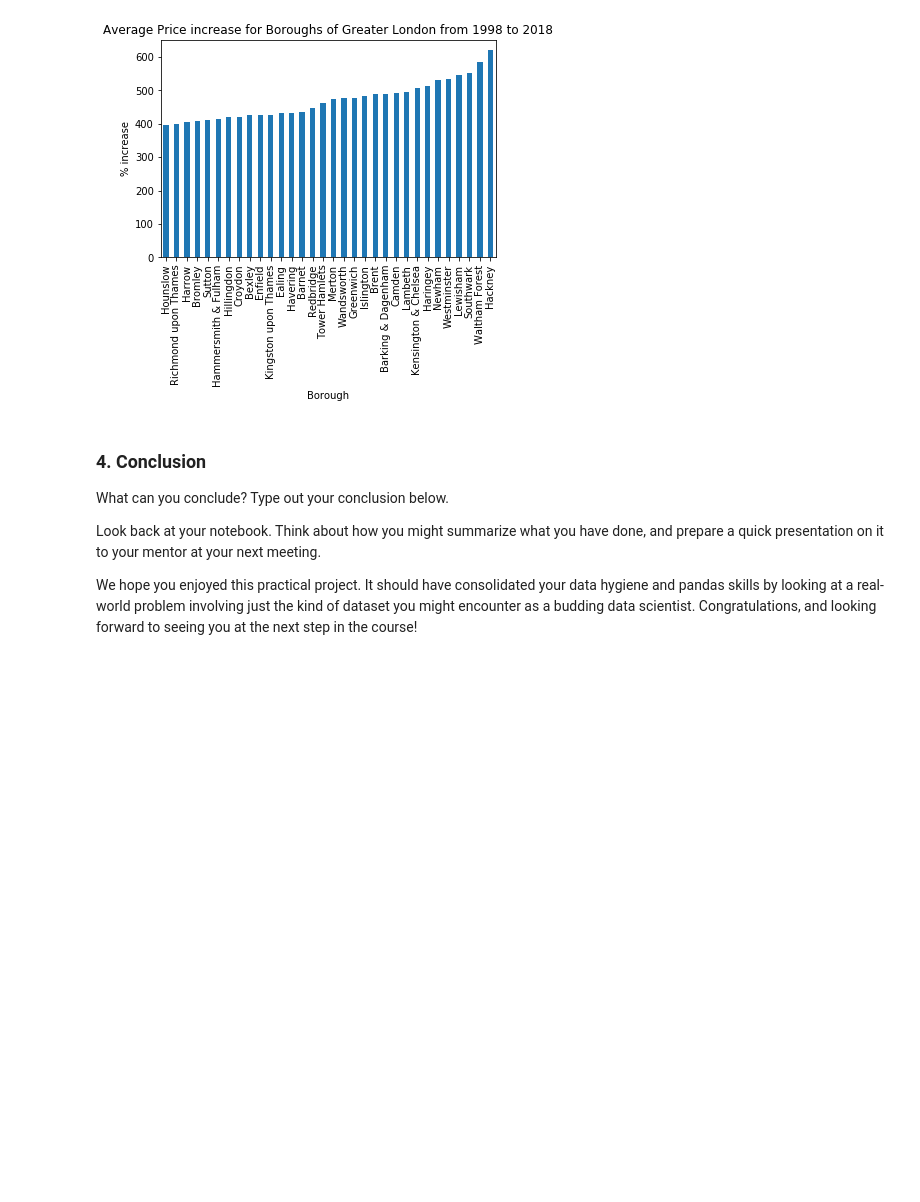
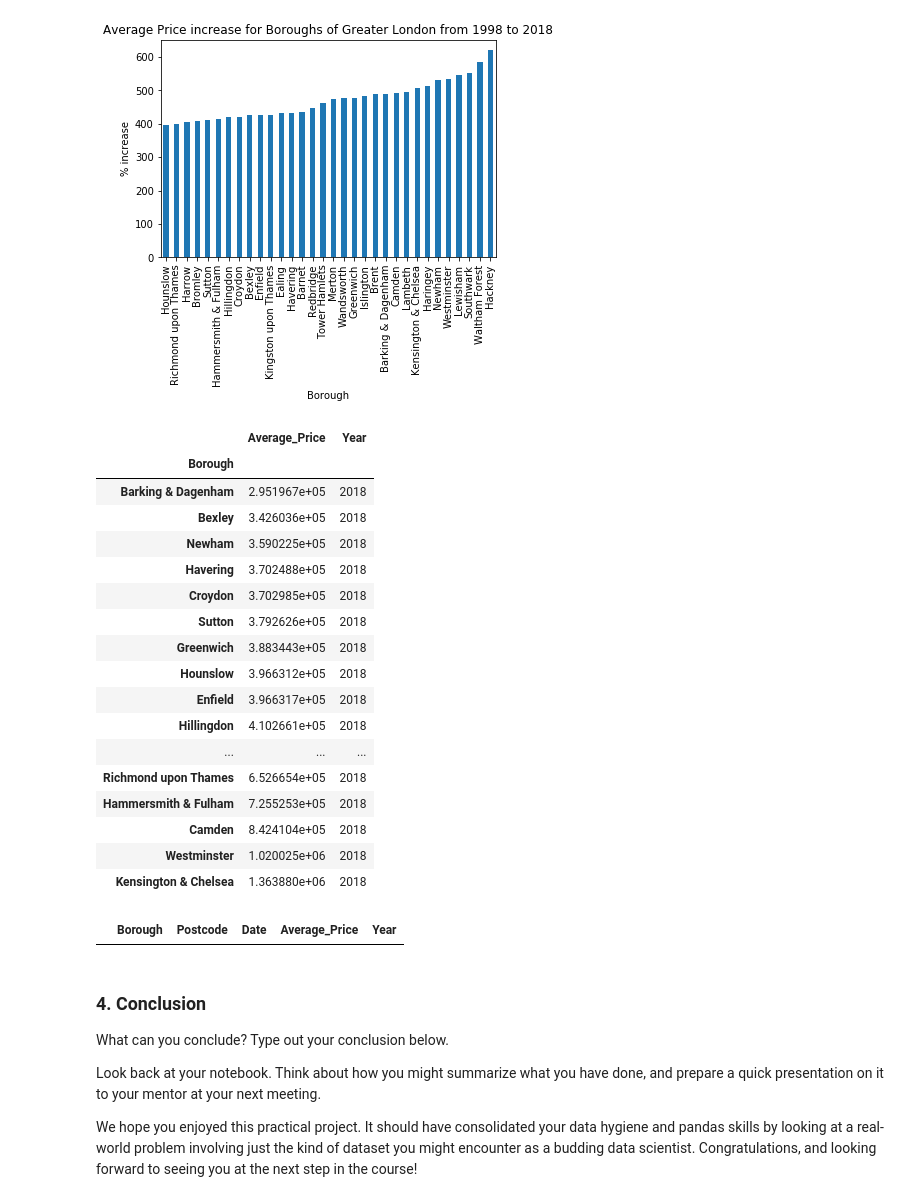
Before and after one commit to joew1234/Springboard-London-housing-case-study, a Jupyter notebook: Unit_4_Challenge.ipynb, the cells around one changed output. Drawn from its saved outputs; the diff is of its cells as text; code cells hidden in the pictures; blank space fills up the shorter version.

Commit message:
added computing raw 2018 prices at the end

```diff
--- a/Unit_4_Challenge.ipynb
+++ b/Unit_4_Challenge.ipynb
@@ -418,6 +418,35 @@ ax.set(ylabel='% increase')
 plt.show()
 # %% [output]
 [figure]
+# %%
+#Computing the absolute maximum values rather than % increase
+props_2018=properties.loc[properties['Year']==2018]
+props_2018=props_2018[props_2018['Borough'].isin(boroughs)]
+props_2018.groupby('Borough').mean().sort_values('Average_Price')
+# %% [output]
+|  | Average_Price | Year |
+| Borough |  |  |
+| Barking & Dagenham | 2.951967e+05 | 2018 |
+| Bexley | 3.426036e+05 | 2018 |
+| Newham | 3.590225e+05 | 2018 |
+| Havering | 3.702488e+05 | 2018 |
+| Croydon | 3.702985e+05 | 2018 |
+| Sutton | 3.792626e+05 | 2018 |
+| Greenwich | 3.883443e+05 | 2018 |
+| Hounslow | 3.966312e+05 | 2018 |
+| Enfield | 3.966317e+05 | 2018 |
+| Hillingdon | 4.102661e+05 | 2018 |
+| ... | ... | ... |
+| Richmond upon Thames | 6.526654e+05 | 2018 |
+| Hammersmith & Fulham | 7.255253e+05 | 2018 |
+| Camden | 8.424104e+05 | 2018 |
+| Westminster | 1.020025e+06 | 2018 |
+| Kensington & Chelsea | 1.363880e+06 | 2018 |
+# %%
+#this didn't work for some reason and I don't know why:
+properties.loc[properties['Year']==2018 & properties['Borough'].isin(boroughs)]
+# %% [output]
+|  | Borough | Postcode | Date | Average_Price | Year |
 # %% [markdown]
 ### 4. Conclusion
 What can you conclude? Type out your conclusion below.
```
